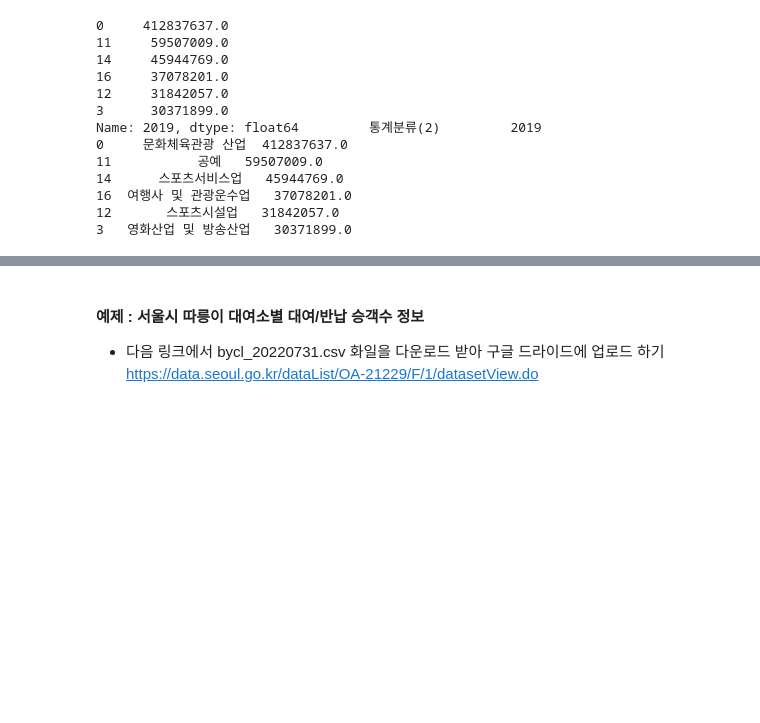
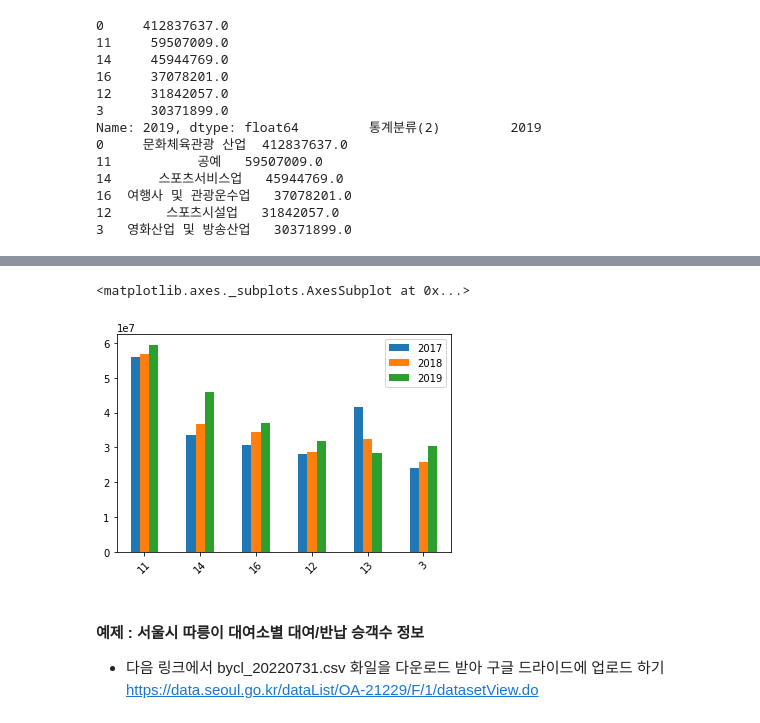
Before and after one commit to ll5913/itb, a Jupyter notebook: python_basic2.ipynb, the cells around one changed output, grey strips where cells are left out. Cells and saved outputs as stored; diff of their text form; code cells hidden in the pictures; blank space fills up the shorter version.

```diff
--- a/python_basic2.ipynb
+++ b/python_basic2.ipynb
@@ -914,3 +887,8 @@ print(chip.sort_values(ascending = True)[:5])
+# %%
+df.plot.bar(rot=45)
+# %% [output]
+<matplotlib.axes._subplots.AxesSubplot at 0x...>
+[figure, added]
 # %% [markdown]
 #### 예제 : 서울시 따릉이 대여소별 대여/반납 승객수 정보
 -  다음  링크에서 bycl_20220731.csv 화일을 다운로드 받아 구글 드라이드에 업로드 하기
```
Also changed, not shown: parts of 7 cells of this notebook.
